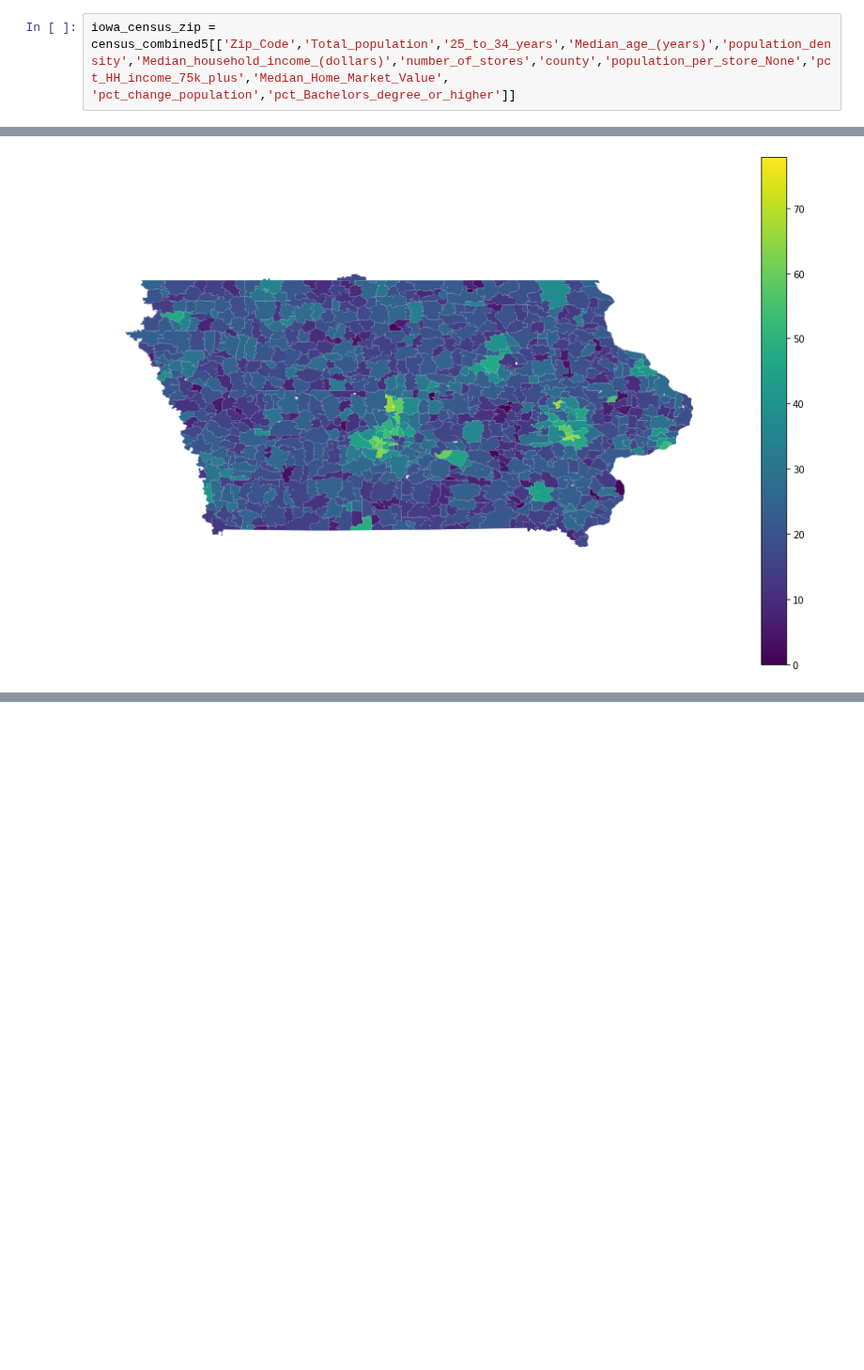
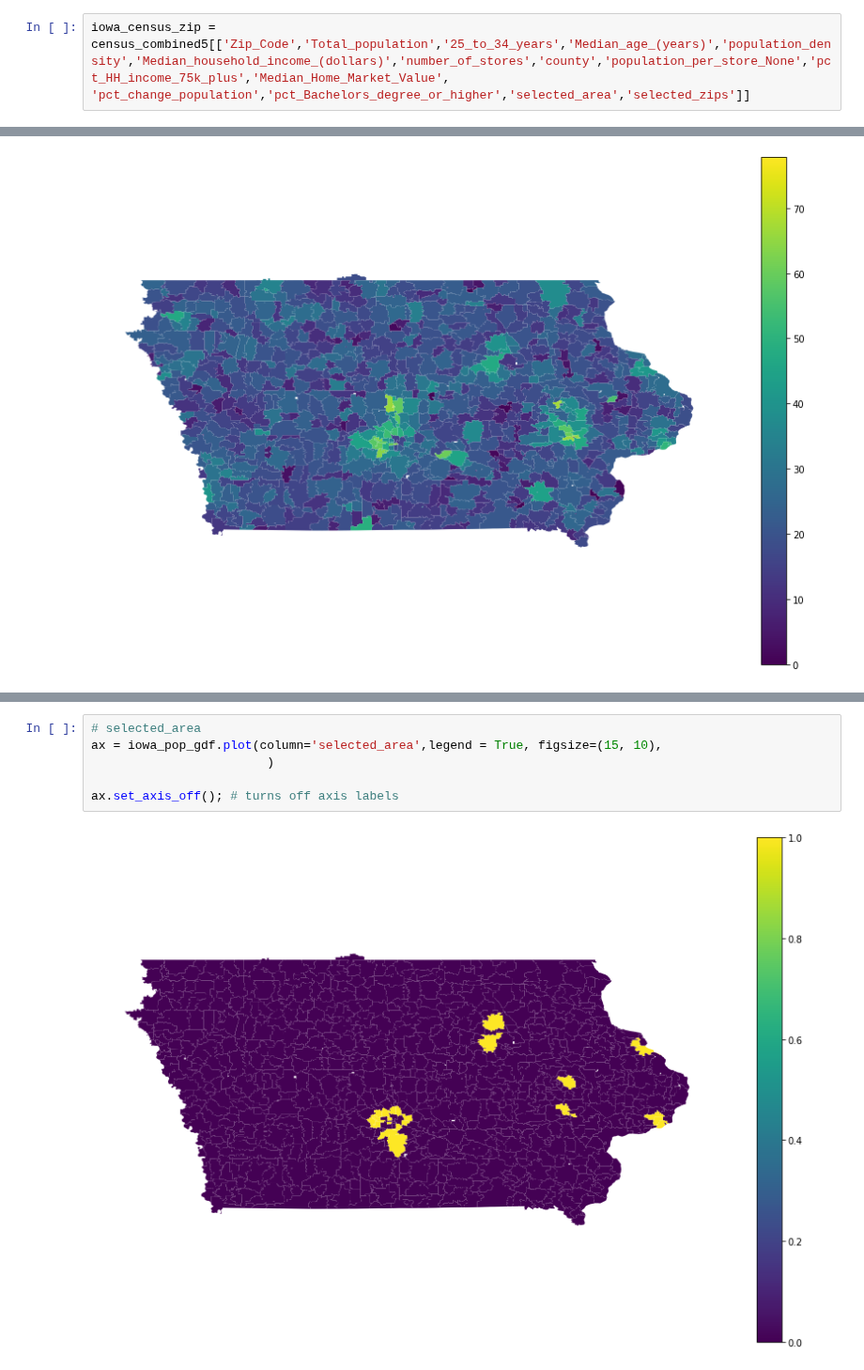
Before and after one commit to dgarbato/capstone, a Jupyter notebook: geopandas-zips.ipynb, the cells around one changed output, grey strips where cells are left out. Shown at 94% size. Saved outputs shown, nothing was run; the diff lists cells and outputs as text; blank space fills up the shorter version.

```diff
--- a/geopandas-zips.ipynb
+++ b/geopandas-zips.ipynb
@@ -63,4 +63,4 @@ census_combined4 = pd.read_csv(r'C:\Users\dgarb\OneDrive\Desktop\Capstone Data\c
 # %%
 # census_combined4.info()
 # %%
-iowa_census_zip = census_combined5[['Zip_Code','Total_population','25_to_34_years','Median_age_(years)','population_density','Median_household_income_(dollars)','number_of_stores','county','population_per_store_None','pct_HH_income_75k_plus','Median_Home_Market_Value', 'pct_change_population','pct_Bachelors_degree_or_higher']]
+iowa_census_zip = census_combined5[['Zip_Code','Total_population','25_to_34_years','Median_age_(years)','population_density','Median_household_income_(dollars)','number_of_stores','county','population_per_store_None','pct_HH_income_75k_plus','Median_Home_Market_Value', 'pct_change_population','pct_Bachelors_degree_or_higher','selected_area','selected_zips']]
@@ -456,0 +459,8 @@ ax.set_axis_off(); # turns off axis labels
+# %%
+# selected_area
+ax = iowa_pop_gdf.plot(column='selected_area',legend = True, figsize=(15, 10),
+                        )
+
+ax.set_axis_off(); # turns off axis labels
+# %% [output]
+[figure, added]
```
Also changed, not shown: parts of 26 cells of this notebook, 7 other files.
